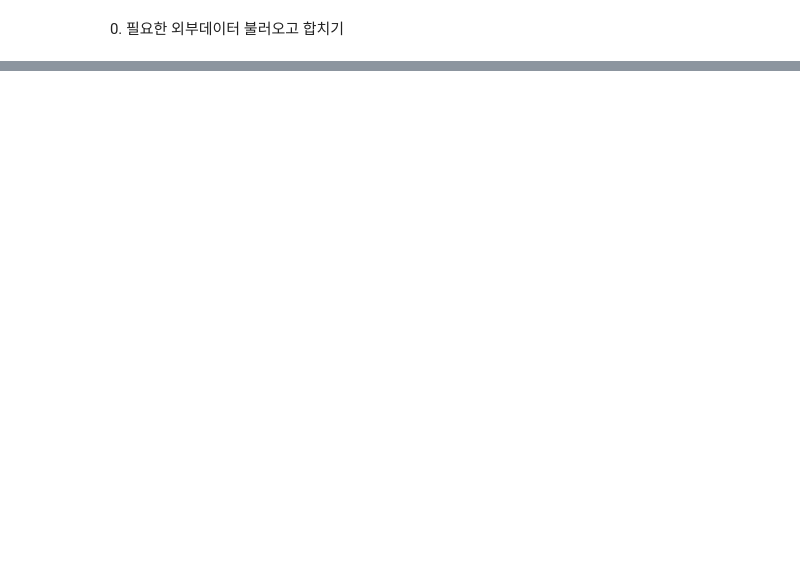
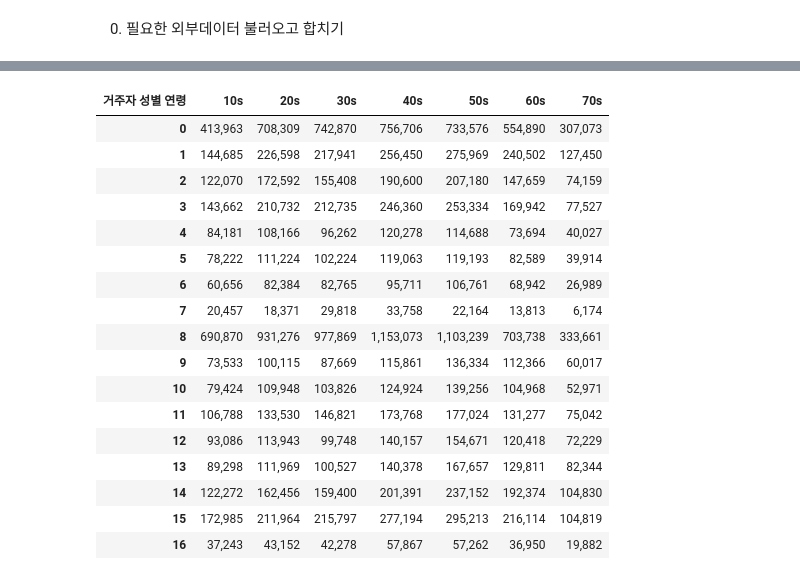
Before and after one commit to dhxoghks95/2020_jeju_creditcard, a Jupyter notebook: code/preprocessing_EDA/시도 - 성별 - 연령대 - 인구수 code.ipynb, the cells around one changed output, grey strips where cells are left out. Cells and saved outputs as stored; diff of their text form; code cells hidden in the pictures; blank space fills up the shorter version.

```diff
--- a/code/preprocessing_EDA/시도 - 성별 - 연령대 - 인구수 code.ipynb
+++ b/code/preprocessing_EDA/시도 - 성별 - 연령대 - 인구수 code.ipynb
@@ -253,0 +92,5 @@ data_TT22.to_csv('C:/Users/USER/Desktop/2020 summer dacon/2020_jeju_credit card/
+# %%
+data2 =data2.T
+# %%
+data2 = data2.reset_index()
+data2.head()
@@ -253,0 +106,5 @@ data_TT22.to_csv('C:/Users/USER/Desktop/2020 summer dacon/2020_jeju_credit card/
+# %%
+data3 = data2
+data3_1 = data3.iloc[:,1:8] #남자 10-70
+data3_2 = data3.iloc[:,-7:] #여자 10-70
+data3.shape, data3_1.shape, data3_2.shape
@@ -253,0 +131,2 @@ data_TT22.to_csv('C:/Users/USER/Desktop/2020 summer dacon/2020_jeju_credit card/
+# %%
+data3_1.rename(columns = {"남 10s" : '10s', "남 20s" : '20s', "남 30s" : '30s', "남 40s" : '40s', "남 50s" : '50s', "남 60s" : '60s', "남 70s" : '70s'}, inplace = True)
@@ -253,0 +135,21 @@ data_TT22.to_csv('C:/Users/USER/Desktop/2020 summer dacon/2020_jeju_credit card/
+# %%
+data3_1
+# %% [output]
+| 거주자 성별 연령 | 10s | 20s | 30s | 40s | 50s | 60s | 70s |
+| 0 | 413,963 | 708,309 | 742,870 | 756,706 | 733,576 | 554,890 | 307,073 |
+| 1 | 144,685 | 226,598 | 217,941 | 256,450 | 275,969 | 240,502 | 127,450 |
+| 2 | 122,070 | 172,592 | 155,408 | 190,600 | 207,180 | 147,659 | 74,159 |
+| 3 | 143,662 | 210,732 | 212,735 | 246,360 | 253,334 | 169,942 | 77,527 |
+| 4 | 84,181 | 108,166 | 96,262 | 120,278 | 114,688 | 73,694 | 40,027 |
+| 5 | 78,222 | 111,224 | 102,224 | 119,063 | 119,193 | 82,589 | 39,914 |
+| 6 | 60,656 | 82,384 | 82,765 | 95,711 | 106,761 | 68,942 | 26,989 |
+| 7 | 20,457 | 18,371 | 29,818 | 33,758 | 22,164 | 13,813 | 6,174 |
+| 8 | 690,870 | 931,276 | 977,869 | 1,153,073 | 1,103,239 | 703,738 | 333,661 |
+| 9 | 73,533 | 100,115 | 87,669 | 115,861 | 136,334 | 112,366 | 60,017 |
+| 10 | 79,424 | 109,948 | 103,826 | 124,924 | 139,256 | 104,968 | 52,971 |
+| 11 | 106,788 | 133,530 | 146,821 | 173,768 | 177,024 | 131,277 | 75,042 |
+| 12 | 93,086 | 113,943 | 99,748 | 140,157 | 154,671 | 120,418 | 72,229 |
+| 13 | 89,298 | 111,969 | 100,527 | 140,378 | 167,657 | 129,811 | 82,344 |
+| 14 | 122,272 | 162,456 | 159,400 | 201,391 | 237,152 | 192,374 | 104,830 |
+| 15 | 172,985 | 211,964 | 215,797 | 277,194 | 295,213 | 216,114 | 104,819 |
+| 16 | 37,243 | 43,152 | 42,278 | 57,867 | 57,262 | 36,950 | 19,882 |
```
Also changed, not shown: parts of 69 cells of this notebook.
